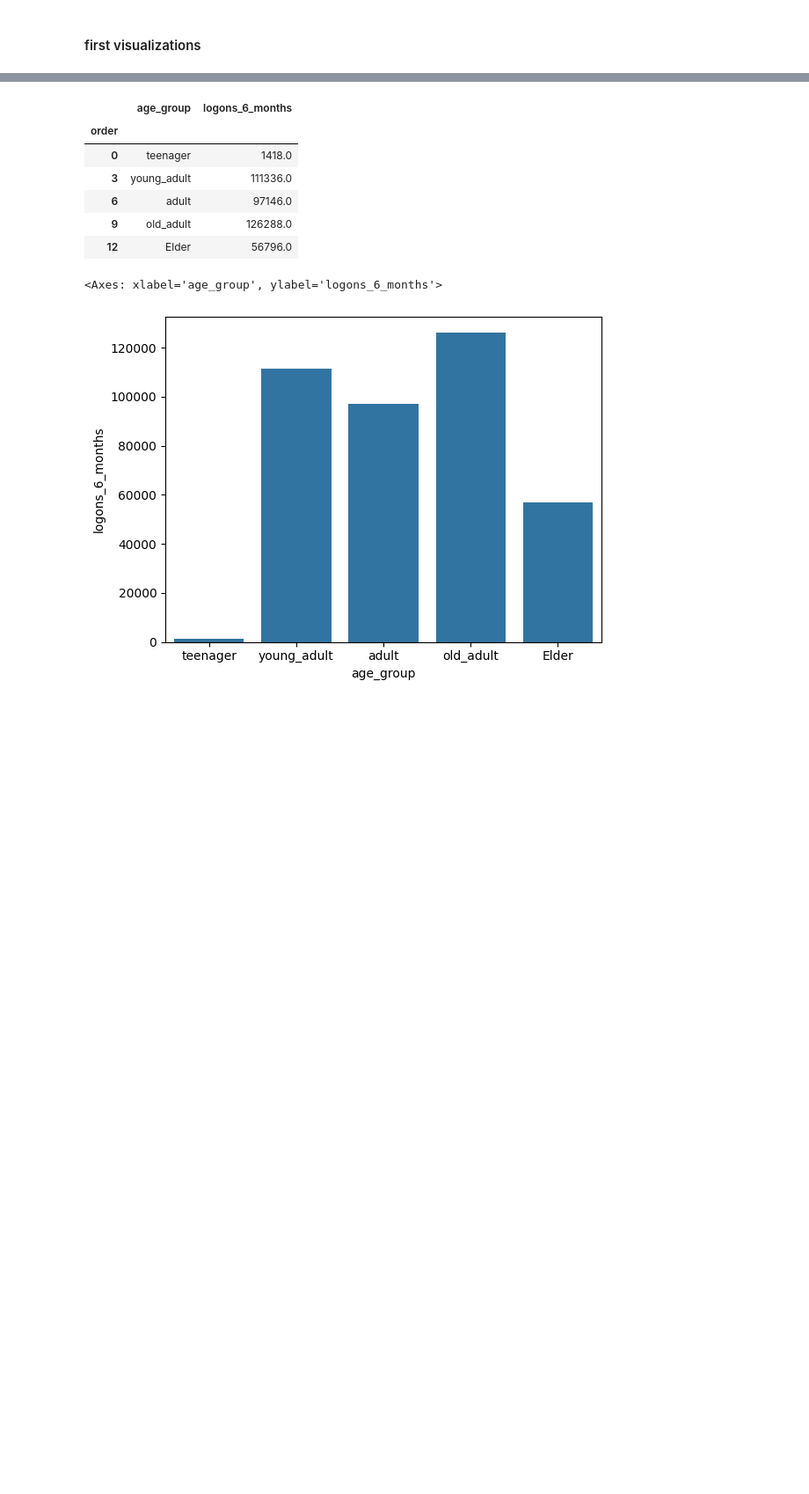
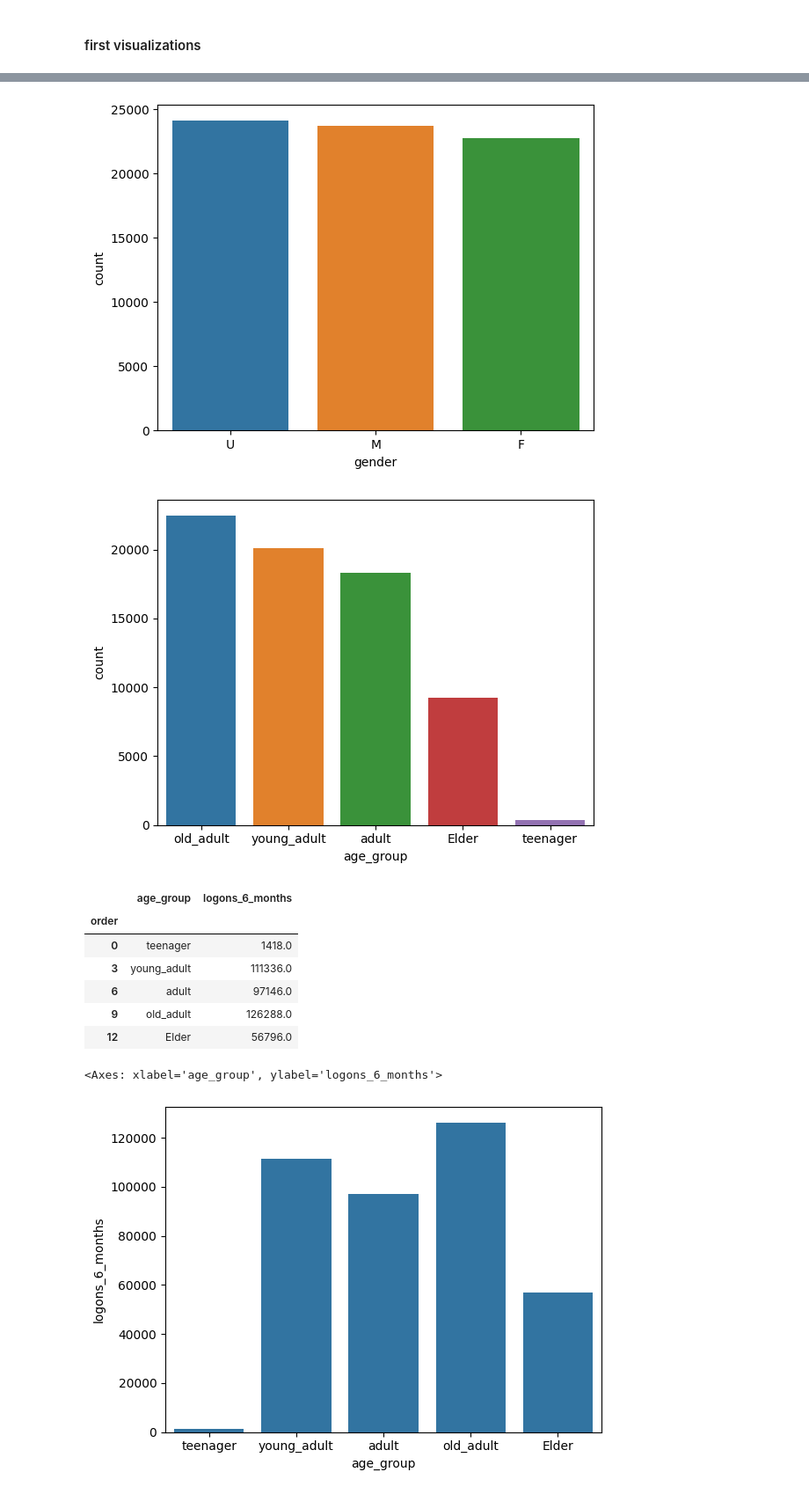
Before and after one commit to Pyros009/vanguard-ab-test, a Jupyter notebook: first sketches.ipynb, the cells around one changed output, grey strips where cells are left out. Shown at 88% size. Saved outputs shown, nothing was run; the diff lists cells and outputs as text; code cells hidden in the pictures; blank space fills up the shorter version.

```diff
--- a/first sketches.ipynb
+++ b/first sketches.ipynb
@@ -119,3 +178,16 @@ sns.barplot(data=gender_counts, x='gender', y='count', hue='gender')
+# %%
+def categorical_display(df, column_name):
+    type1 = df[column_name].value_counts().reset_index()
+    type1.columns = [column_name, 'count']  # Rename columns
+    sns.barplot(data=type1, x=column_name, y='count', hue=column_name)
+    plt.show()
+
+
+categorical_display(final_demo3, "gender")
+categorical_display(final_demo3, "age_group")
+# %% [output]
+[figure, added]
+[figure, added]
 # %%
 # Group by 'age_group' and sum 'logons_6_months'
 l1 = final_demo3.groupby(["age_group"])["logons_6_months"].sum().reset_index()
```
Also changed, not shown: parts of 19 cells of this notebook.
